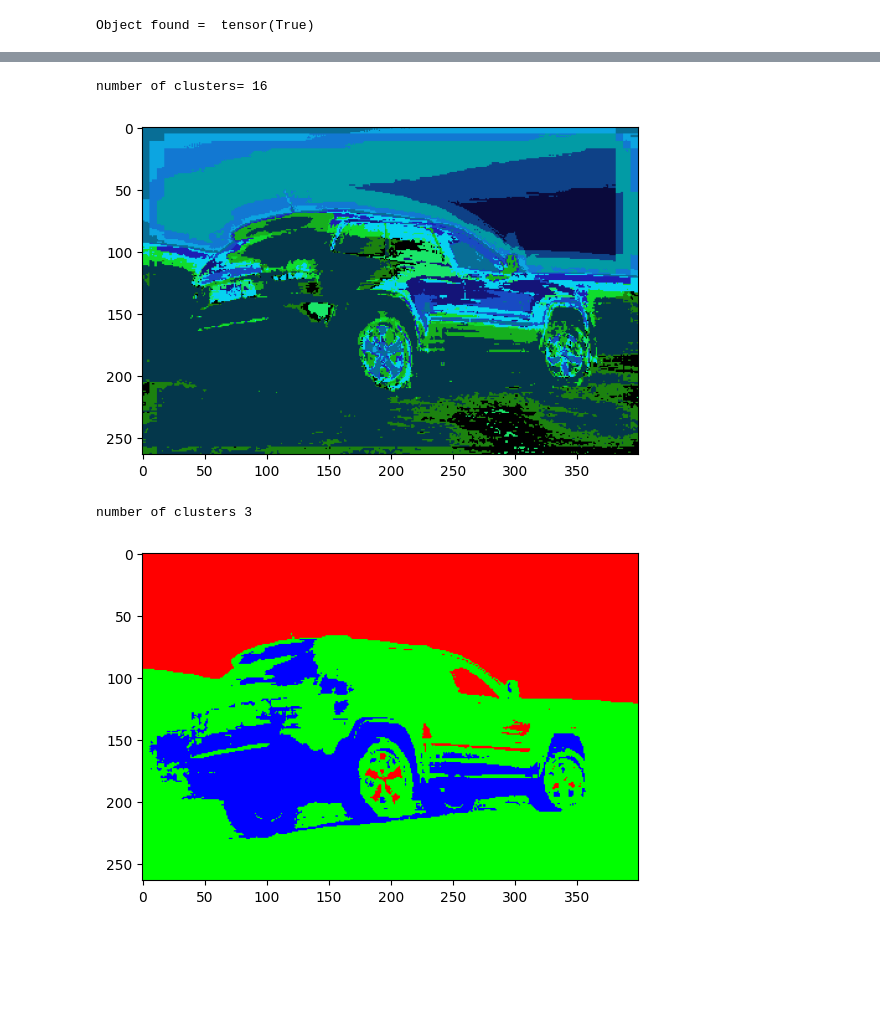
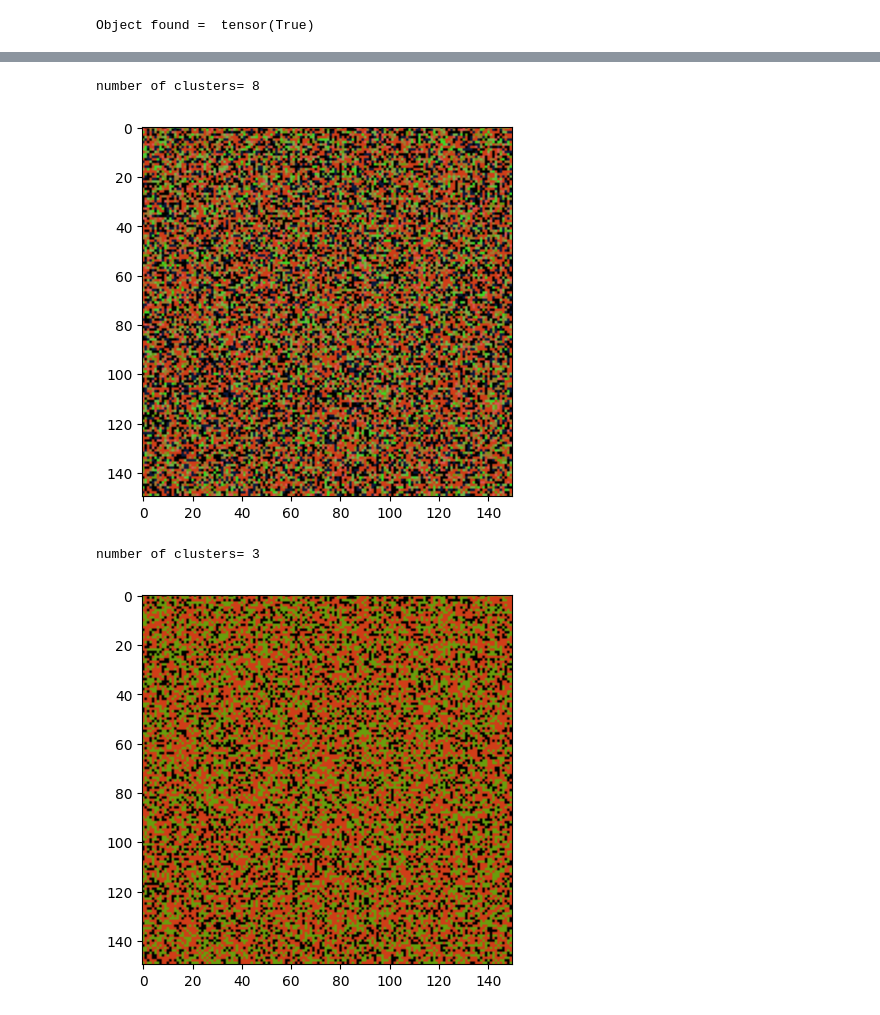
Before and after one commit to kandreou21/segmentation, a Jupyter notebook: DeepLabV3.ipynb, the cells around one changed output, grey strips where cells are left out. Drawn from its saved outputs; the diff is of its cells as text; code cells hidden in the pictures; blank space fills up the shorter version.

```diff
--- a/DeepLabV3.ipynb
+++ b/DeepLabV3.ipynb
@@ -20,7 +20,7 @@ import networkx as nx
 model = torchvision.models.segmentation.deeplabv3_resnet101(weights='DeepLabV3_ResNet101_Weights.DEFAULT')
 model.eval() #sets model in evaluation mode
 
-filename = "testset/car.jpg"
+filename = "low-resolution/cat.jpg"
 input_image = Image.open(filename)
 scale_percent = 1
 input_image = input_image.resize((int(input_image.width*scale_percent), int(input_image.height*scale_percent))) # Resize for large images
@@ -481,11 +482,12 @@ class UniForCE:
 		return self
 # %%
 # Silhouette score for ideal n_clusters using kmeans
-k = [3, 4, 5, 6]
+k = [2, 3, 4, 5, 6]
 d2_new_pca_lab_sum = new_pca_lab_sum.reshape(n_components+3, new_pca_lab_sum.shape[1] * new_pca_lab_sum.shape[2]).T
 display(d2_new_pca_lab_sum.shape)
 # Randomly sample a subset of points
-sampled_data = d2_new_pca_lab_sum[np.random.choice(d2_new_pca_lab_sum.shape[0], size=d2_new_pca_lab_sum.shape[0]//10, replace=False)]
+#sampled_data = d2_new_pca_lab_sum[np.random.choice(d2_new_pca_lab_sum.shape[0], size=d2_new_pca_lab_sum.shape[0]//10, replace=False)]
+sampled_data = d2_new_pca_lab_sum
 display(sampled_data.shape)
 best_silhouette_score = -1
 best_k = 0
@@ -575,6 +573,7 @@ number of clusters= 3
 # %%
 # Uniforce on pca deeplab features
-pca_features_scaled = scaler.fit_transform(pca_features.reshape(n_components, pca_features.shape[1] * pca_features.shape[2]).T)
+d2_pca_features = pca_features.reshape(n_components, pca_features.shape[1] * pca_features.shape[2]).T
+pca_features_scaled = scaler.fit_transform(d2_pca_features)
 uniforce = UniForCE(options)
 uniforce.fit(pca_features_scaled)
 
@@ -584,26 +583,21 @@ uniforce_pca_segmented_image = color_segmented_image(labels, unique_labels, rand
 plt.imshow(uniforce_pca_segmented_image)
 plt.show()
 # %% [output]
-number of clusters= 16
+number of clusters= 8
-[figure, old version]
+[figure, new version]
 # %%
-# K-means on pca deeplab features
+# k-means on pca deeplab features
 km = KMeans(n_clusters=best_k, n_init=10)
-d2_pca_features = pca_features.reshape(n_components, pca_features.shape[1] * pca_features.shape[2]).T
 labels = km.fit_predict(d2_pca_features)
 
-labels = labels.reshape((H, W))
-unique_labels = np.unique(labels)
-kmeans_pca_clusters = unique_labels.size
-print("number of clusters", kmeans_pca_clusters)
-
-kmeans_pca_segmented_image = color_segmented_image(labels, unique_labels, six_colors)
+labels, unique_labels, kmeans_pca_clusters = extract_labels_info(km)
+kmeans_pca_segmented_image = color_segmented_image(labels, unique_labels, random_colors)
 
 plt.imshow(kmeans_pca_segmented_image)
 plt.show()
 # %% [output]
-number of clusters 3
+number of clusters= 3
-[figure, old version]
+[figure, new version]
 # %%
 # plot pca features clusters
 np.random.shuffle(d2_pca_features)
```
Also changed, not shown: parts of 13 cells of this notebook, 9 other files.
